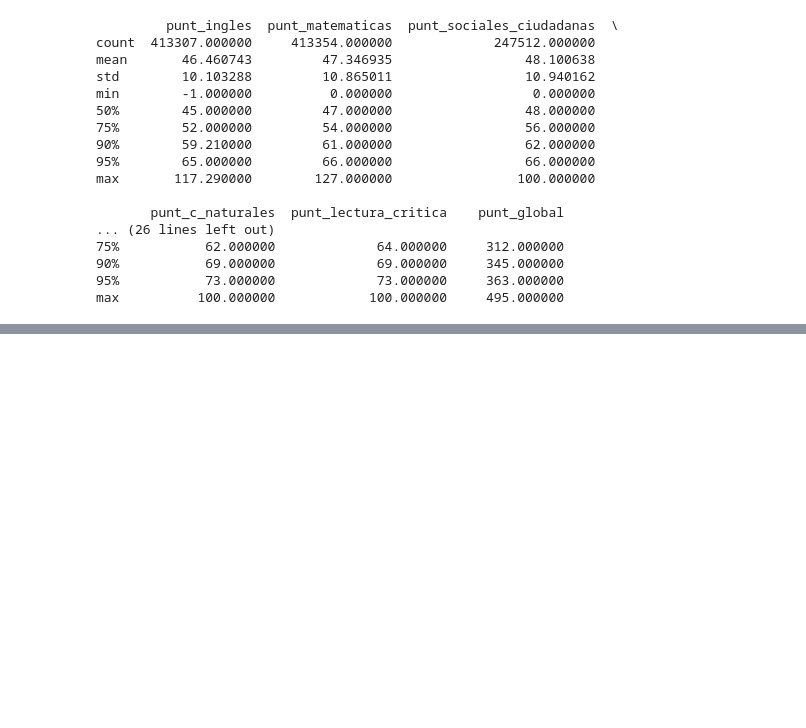
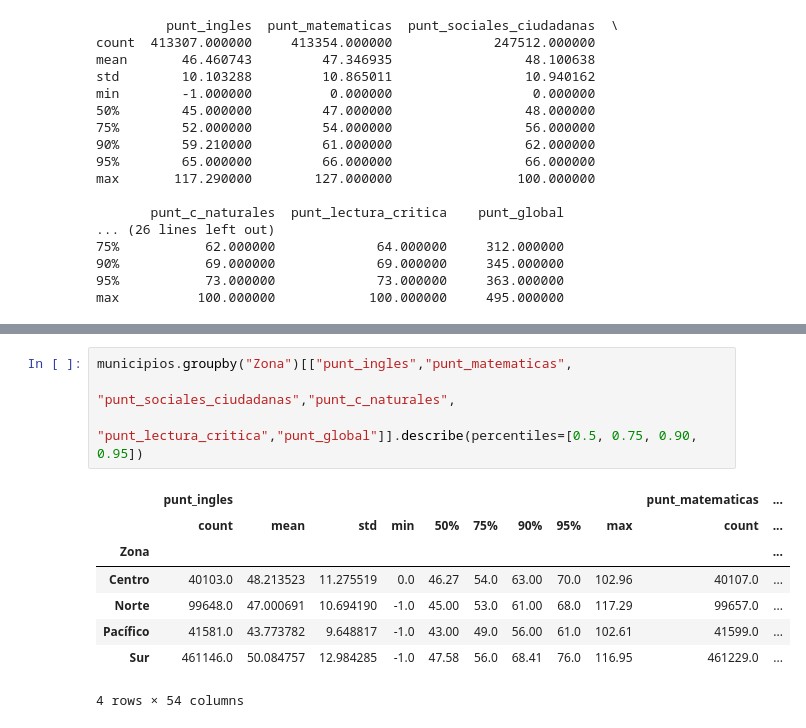
Before and after one commit to juancamilogoomezz/Proyecto-1, a Jupyter notebook: Notebook Consultas 2 Variables.ipynb, the cells around one changed output, grey strips where cells are left out. Cells and saved outputs as stored; diff of their text form; blank space fills up the shorter version.

```diff
--- a/Notebook Consultas 2 Variables.ipynb
+++ b/Notebook Consultas 2 Variables.ipynb
@@ -636,0 +732,13 @@ max          100.000000            100.000000     495.000000
+# %%
+municipios.groupby("Zona")[["punt_ingles","punt_matematicas",
+                                      "punt_sociales_ciudadanas","punt_c_naturales",
+                                      "punt_lectura_critica","punt_global"]].describe(percentiles=[0.5, 0.75, 0.90, 0.95])
+# %% [output]
+|  | punt_ingles |  |  |  |  |  |  |  |  | punt_matematicas | ... |
+|  | count | mean | std | min | 50% | 75% | 90% | 95% | max | count | ... |
+| Zona |  |  |  |  |  |  |  |  |  |  | ... |
+| Centro | 40103.0 | 48.213523 | 11.275519 | 0.0 | 46.27 | 54.0 | 63.00 | 70.0 | 102.96 | 40107.0 | ... |
+| Norte | 99648.0 | 47.000691 | 10.694190 | -1.0 | 45.00 | 53.0 | 61.00 | 68.0 | 117.29 | 99657.0 | ... |
+| Pacífico | 41581.0 | 43.773782 | 9.648817 | -1.0 | 43.00 | 49.0 | 56.00 | 61.0 | 102.61 | 41599.0 | ... |
+| Sur | 461146.0 | 50.084757 | 12.984285 | -1.0 | 47.58 | 56.0 | 68.41 | 76.0 | 116.95 | 461229.0 | ... |
+4 rows × 54 columns
```
Also changed, not shown: parts of 3 cells of this notebook.
